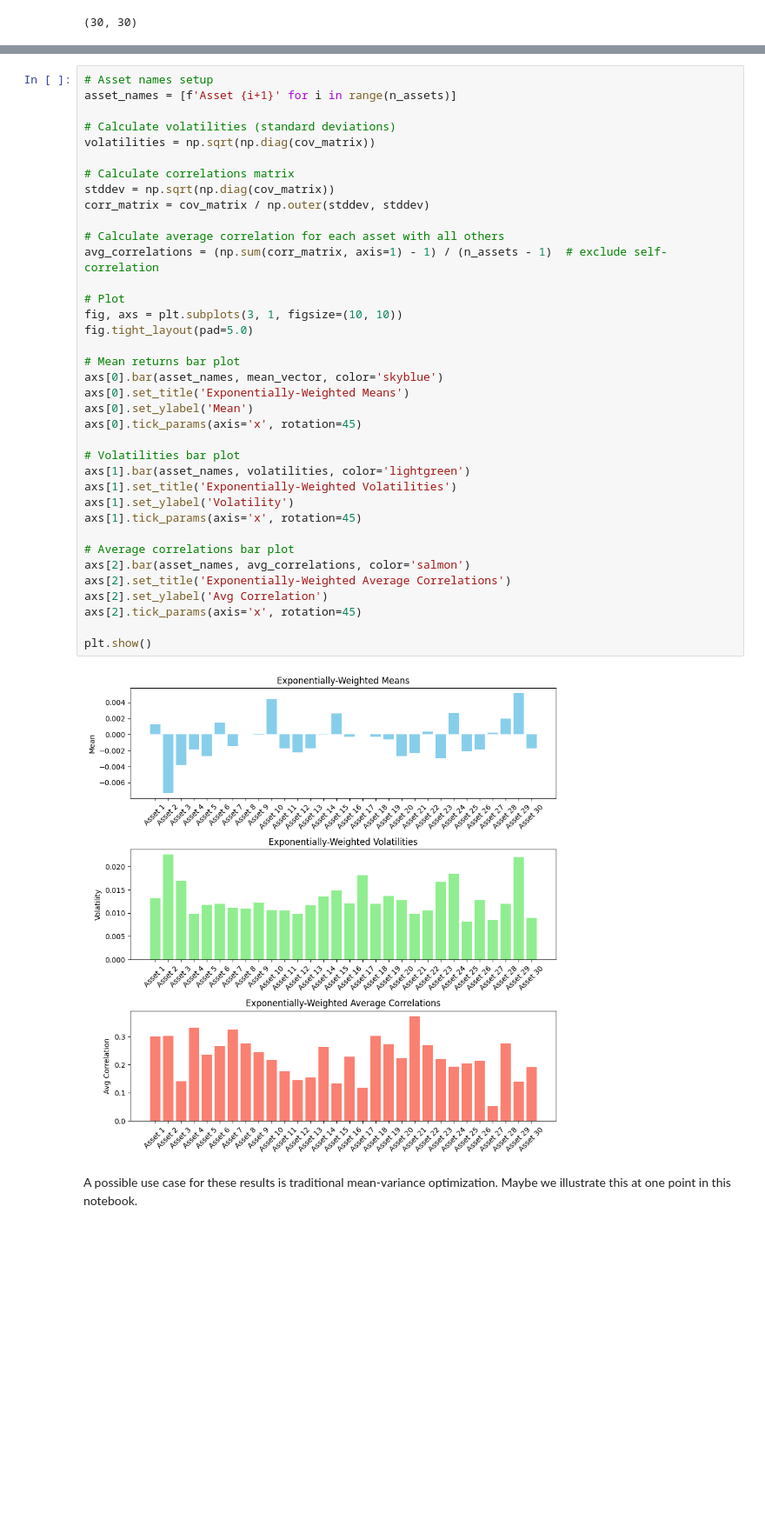
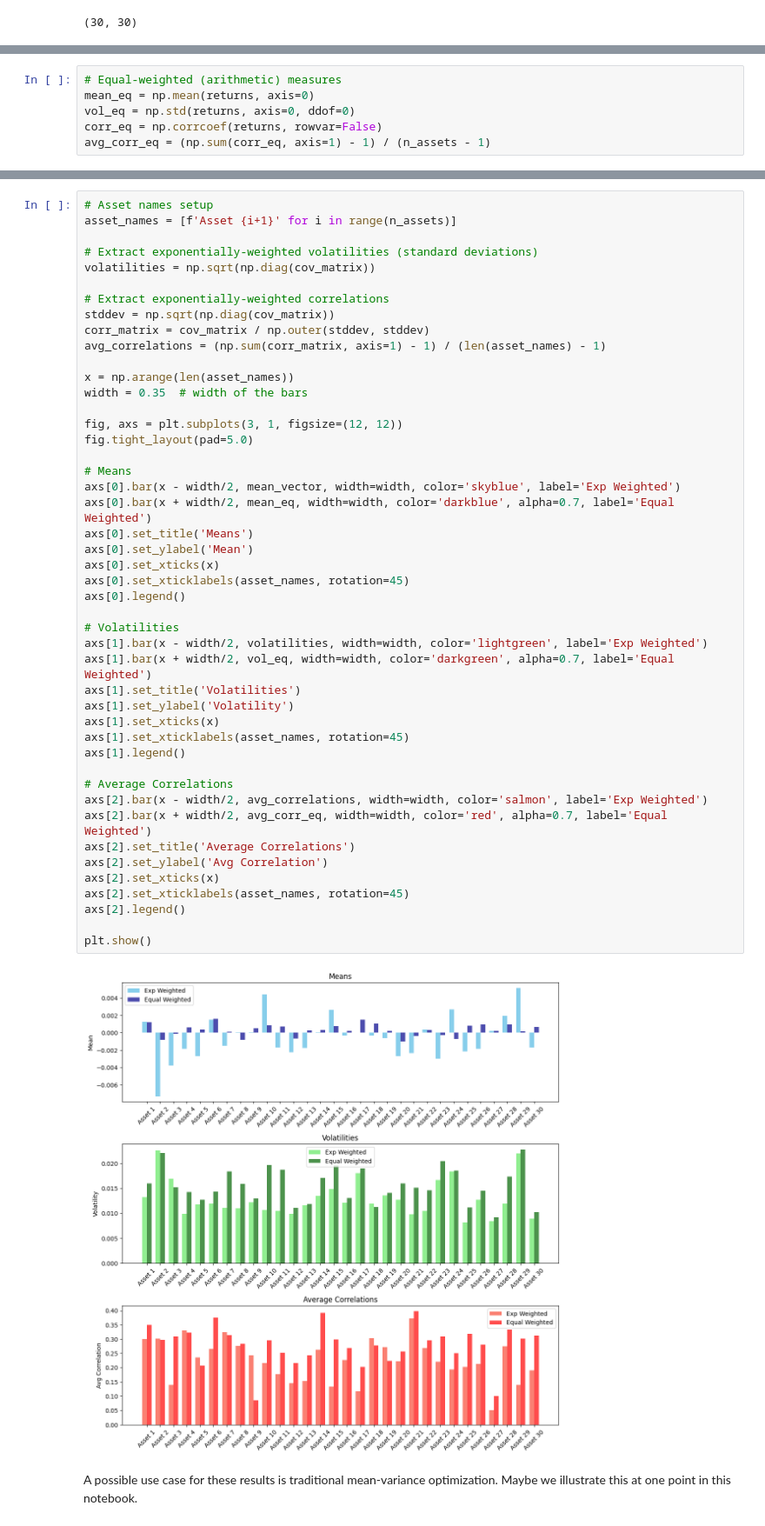
Before and after one commit to andreassteinerconsulting/python_notebooks, a Jupyter notebook: expweighted_meancov.ipynb, the cells around one changed output, grey strips where cells are left out. Shown at 87% size. Drawn from its saved outputs; the diff is of its cells as text; blank space fills up the shorter version.

```diff
--- a/expweighted_meancov.ipynb
+++ b/expweighted_meancov.ipynb
@@ -70 +72,7 @@ print(cov_matrix.shape)
+# %%
+# Equal-weighted (arithmetic) measures
+mean_eq = np.mean(returns, axis=0)
+vol_eq = np.std(returns, axis=0, ddof=0)
+corr_eq = np.corrcoef(returns, rowvar=False)
+avg_corr_eq = (np.sum(corr_eq, axis=1) - 1) / (n_assets - 1)
 # %% [markdown]
@@ -72,41 +80,50 @@ The code below formats the function results such that they can be visualized in
 # %%
 # Asset names setup
 asset_names = [f'Asset {i+1}' for i in range(n_assets)]
 
-# Calculate volatilities (standard deviations)
+# Extract exponentially-weighted volatilities (standard deviations)
 volatilities = np.sqrt(np.diag(cov_matrix))
 
-# Calculate correlations matrix
+# Extract exponentially-weighted correlations
 stddev = np.sqrt(np.diag(cov_matrix))
 corr_matrix = cov_matrix / np.outer(stddev, stddev)
+avg_correlations = (np.sum(corr_matrix, axis=1) - 1) / (len(asset_names) - 1)
 
-# Calculate average correlation for each asset with all others
-avg_correlations = (np.sum(corr_matrix, axis=1) - 1) / (n_assets - 1)  # exclude self-correlation
+x = np.arange(len(asset_names))
+width = 0.35  # width of the bars
 
-# Plot
-fig, axs = plt.subplots(3, 1, figsize=(10, 10))
+fig, axs = plt.subplots(3, 1, figsize=(12, 12))
 fig.tight_layout(pad=5.0)
 
-# Mean returns bar plot
-axs[0].bar(asset_names, mean_vector, color='skyblue')
-axs[0].set_title('Exponentially-Weighted Means')
+# Means
+axs[0].bar(x - width/2, mean_vector, width=width, color='skyblue', label='Exp Weighted')
+axs[0].bar(x + width/2, mean_eq, width=width, color='darkblue', alpha=0.7, label='Equal Weighted')
+axs[0].set_title('Means')
 axs[0].set_ylabel('Mean')
-axs[0].tick_params(axis='x', rotation=45)
+axs[0].set_xticks(x)
+axs[0].set_xticklabels(asset_names, rotation=45)
+axs[0].legend()
 
-# Volatilities bar plot
-axs[1].bar(asset_names, volatilities, color='lightgreen')
-axs[1].set_title('Exponentially-Weighted Volatilities')
+# Volatilities
+axs[1].bar(x - width/2, volatilities, width=width, color='lightgreen', label='Exp Weighted')
+axs[1].bar(x + width/2, vol_eq, width=width, color='darkgreen', alpha=0.7, label='Equal Weighted')
+axs[1].set_title('Volatilities')
 axs[1].set_ylabel('Volatility')
-axs[1].tick_params(axis='x', rotation=45)
+axs[1].set_xticks(x)
+axs[1].set_xticklabels(asset_names, rotation=45)
+axs[1].legend()
 
-# Average correlations bar plot
-axs[2].bar(asset_names, avg_correlations, color='salmon')
-axs[2].set_title('Exponentially-Weighted Average Correlations')
+# Average Correlations
+axs[2].bar(x - width/2, avg_correlations, width=width, color='salmon', label='Exp Weighted')
+axs[2].bar(x + width/2, avg_corr_eq, width=width, color='red', alpha=0.7, label='Equal Weighted')
+axs[2].set_title('Average Correlations')
 axs[2].set_ylabel('Avg Correlation')
-axs[2].tick_params(axis='x', rotation=45)
+axs[2].set_xticks(x)
+axs[2].set_xticklabels(asset_names, rotation=45)
+axs[2].legend()
 
 plt.show()
 # %% [output]
-[figure, old version]
+[figure, new version]
 # %% [markdown]
 A possible use case for these results is traditional mean-variance optimization. Maybe we illustrate this at one point in this notebook.
```
Also changed, not shown: parts of 2 cells of this notebook.
